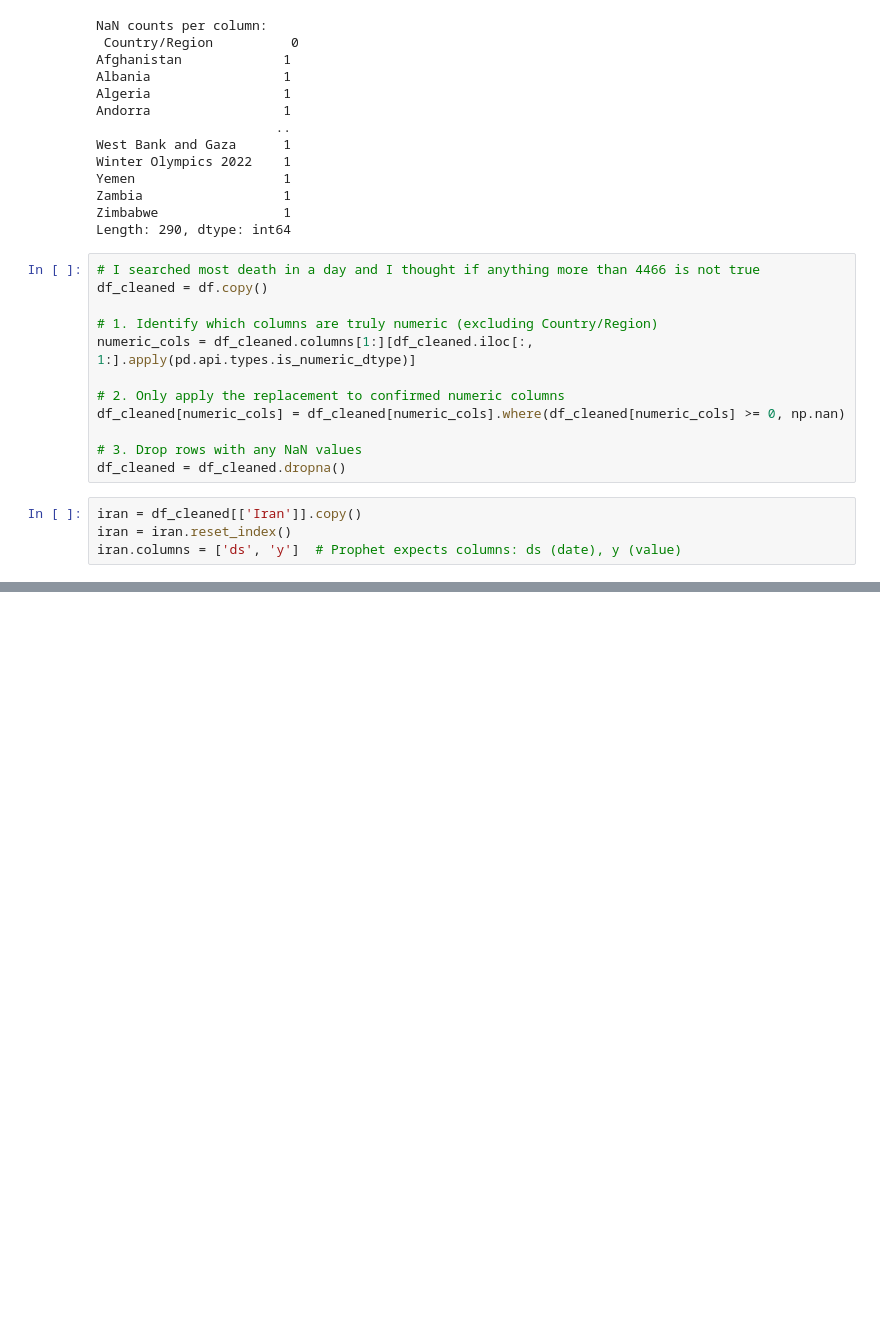
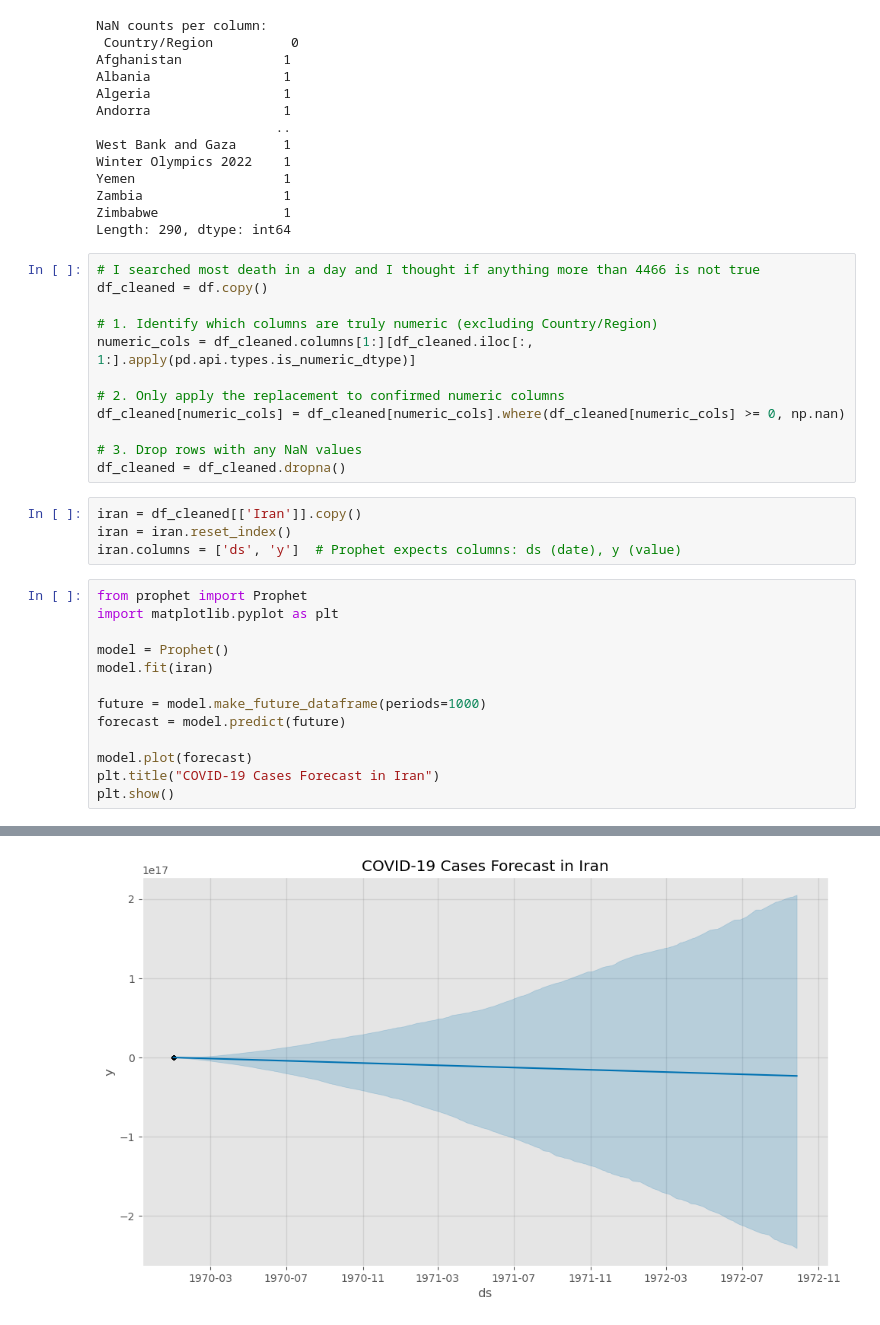
Before and after one commit to alabhastam/covid-prediction-forecasting, a Jupyter notebook: main.ipynb, the cells around one changed output, grey strips where cells are left out. Cells and saved outputs as stored; diff of their text form; blank space fills up the shorter version.

```diff
--- a/main.ipynb
+++ b/main.ipynb
@@ -90,3 +90,17 @@ df_cleaned = df_cleaned.dropna()
 iran = df_cleaned[['Iran']].copy()
 iran = iran.reset_index()
 iran.columns = ['ds', 'y']  # Prophet expects columns: ds (date), y (value)
+# %%
+from prophet import Prophet
+import matplotlib.pyplot as plt
+
+model = Prophet()
+model.fit(iran)
+
+future = model.make_future_dataframe(periods=1000)
+forecast = model.predict(future)
+
+model.plot(forecast)
+plt.title("COVID-19 Cases Forecast in Iran")
+plt.show()
+# %% [output]
@@ -92,0 +109 @@ iran.columns = ['ds', 'y']  # Prophet expects columns: ds (date), y (value)
+[figure, added]
```
Also changed, not shown: parts of 1 cell of this notebook.
